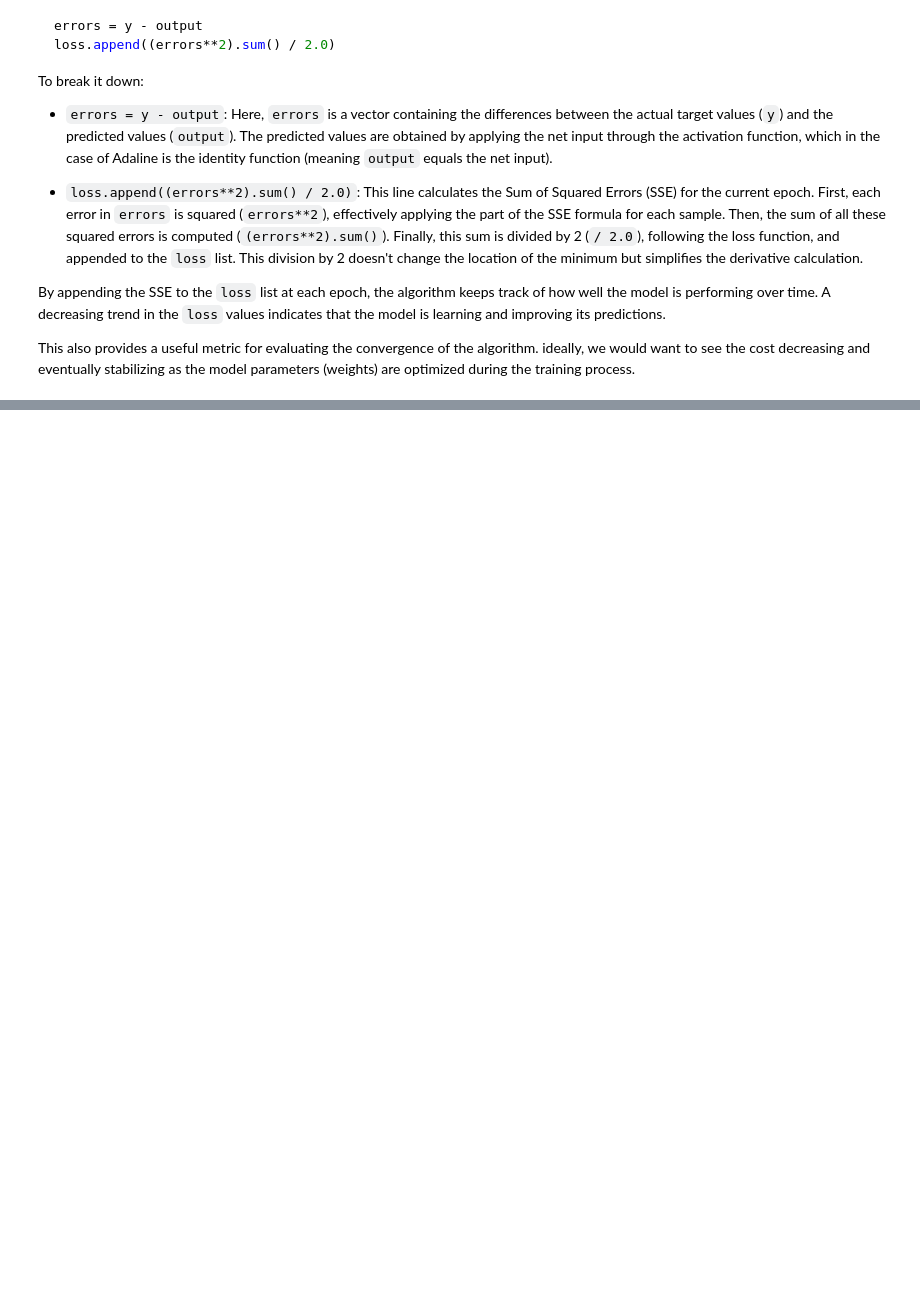
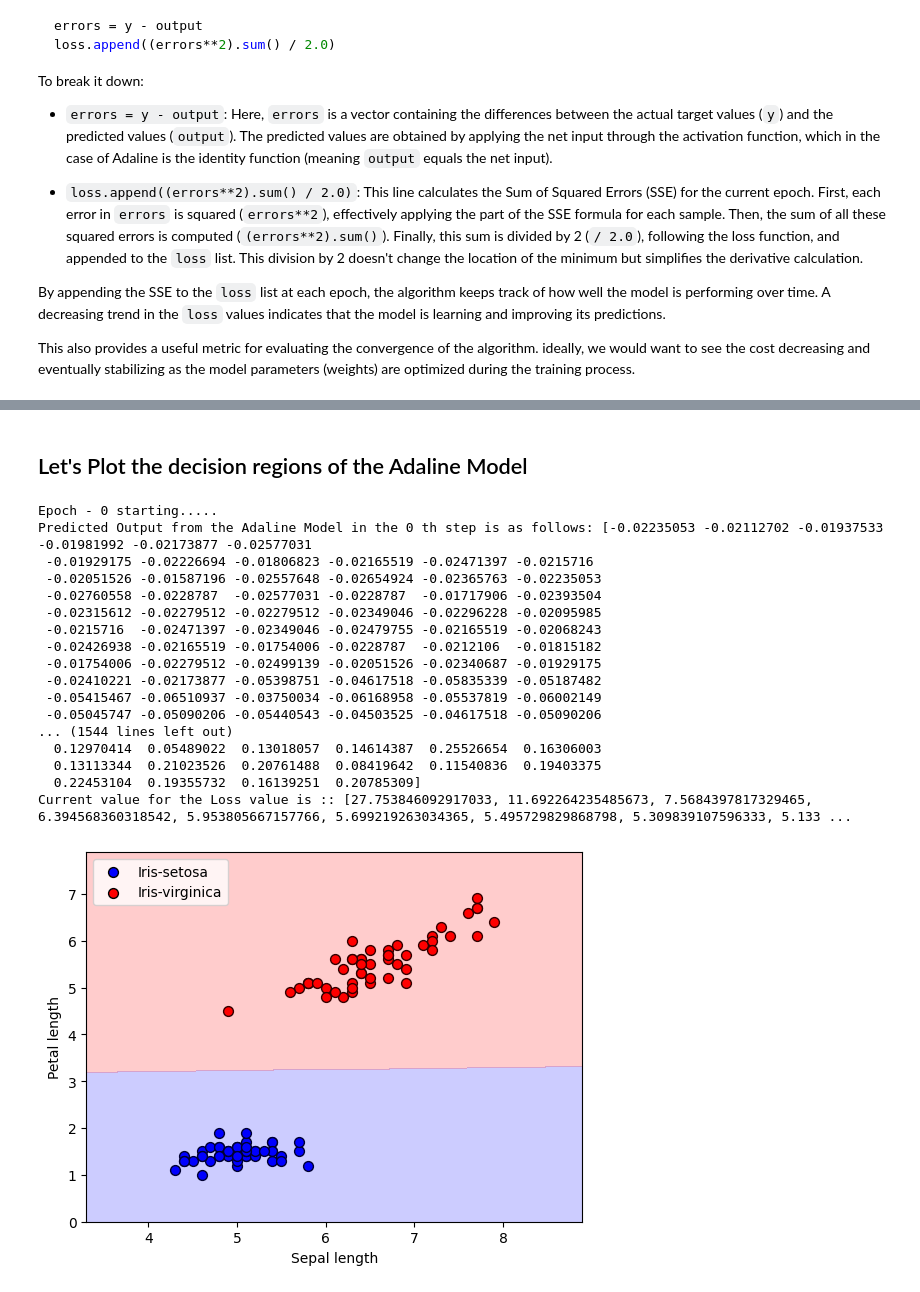
Before and after one commit to Jay-Nehra/Machine_Learning_Algorithms, a Jupyter notebook: Adaline/Adaline.ipynb, the cells around one changed output, grey strips where cells are left out. Drawn from its saved outputs; the diff is of its cells as text; code cells hidden in the pictures; blank space fills up the shorter version.

Commit message:
Feat: Decision boundary function for the model

```diff
--- a/Adaline/Adaline.ipynb
+++ b/Adaline/Adaline.ipynb
@@ -171 +242,54 @@ Text(0.5, 1.0, 'Adaline - Learning rate 0.0001')
 [figure]
+# %% [markdown]
+## Let's Plot the decision regions of the Adaline Model
+# %%
+
+def plot_decision_boundary(X, y, weight):
+    # Labels and colors for the two classes
+    labels = ['Iris-setosa', 'Iris-virginica']
+    colors = ['blue', 'red']
+
+    for i, label in enumerate(np.unique(y)):
+        plt.scatter(X[y == label, 0], X[y == label, 1], c=colors[i], label=labels[i], marker='o', edgecolor='k', s=50)
+
+    x1_min, x1_max = X[:, 0].min() - 1, X[:, 0].max() + 1
+    x2_min, x2_max = X[:, 1].min() - 1, X[:, 1].max() + 1
+    xx1, xx2 = np.meshgrid(np.arange(x1_min, x1_max, 0.01), np.arange(x2_min, x2_max, 0.01))
+
+    grid = np.c_[xx1.ravel(), xx2.ravel()]
+    grid_with_bias = np.insert(grid, 0, 1, axis=1)
+
+    Z = predict(net_input(grid_with_bias, weight), weight)
+    Z = Z.reshape(xx1.shape)
+
+    # Plotting the decision boundary
+    plt.contourf(xx1, xx2, Z, alpha=0.2, levels=[-1, 0, 1], colors=['#0000FF40', '#FF000040'])
+    plt.xlim(xx1.min(), xx1.max())
+    plt.ylim(xx2.min(), xx2.max())
+    plt.xlabel('Sepal length')
+    plt.ylabel('Petal length')
+    plt.legend()
+    plt.show()
+# %%
+X_reduced = X[:, [0, 2]]
+weight, loss = fit(X_reduced, y)
+plot_decision_boundary(X_reduced, y, weight)
+# %% [output]
+Epoch - 0 starting.....
+Predicted Output from the Adaline Model in the 0 th step is as follows: [-0.02235053 -0.02112702 -0.01937533 -0.01981992 -0.02173877 -0.02577031
+ -0.01929175 -0.02226694 -0.01806823 -0.02165519 -0.02471397 -0.0215716
+ -0.02051526 -0.01587196 -0.02557648 -0.02654924 -0.02365763 -0.02235053
+ -0.02760558 -0.0228787  -0.02577031 -0.0228787  -0.01717906 -0.02393504
+ -0.02315612 -0.02279512 -0.02279512 -0.02349046 -0.02296228 -0.02095985
+ -0.0215716  -0.02471397 -0.02349046 -0.02479755 -0.02165519 -0.02068243
+ -0.02426938 -0.02165519 -0.01754006 -0.0228787  -0.0212106  -0.01815182
+ -0.01754006 -0.02279512 -0.02499139 -0.02051526 -0.02340687 -0.01929175
+ -0.02410221 -0.02173877 -0.05398751 -0.04617518 -0.05835339 -0.05187482
+ -0.05415467 -0.06510937 -0.03750034 -0.06168958 -0.05537819 -0.06002149
+ -0.05045747 -0.05090206 -0.05440543 -0.04503525 -0.04617518 -0.05090206
+... (1544 lines left out)
+  0.12970414  0.05489022  0.13018057  0.14614387  0.25526654  0.16306003
+  0.13113344  0.21023526  0.20761488  0.08419642  0.11540836  0.19403375
+  0.22453104  0.19355732  0.16139251  0.20785309]
+Current value for the Loss value is :: [27.753846092917033, 11.692264235485673, 7.5684397817329465, 6.394568360318542, 5.953805667157766, 5.699219263034365, 5.495729829868798, 5.309839107596333, 5.133 ...
+[figure, added]
```
Also changed, not shown: parts of 4 cells of this notebook.
